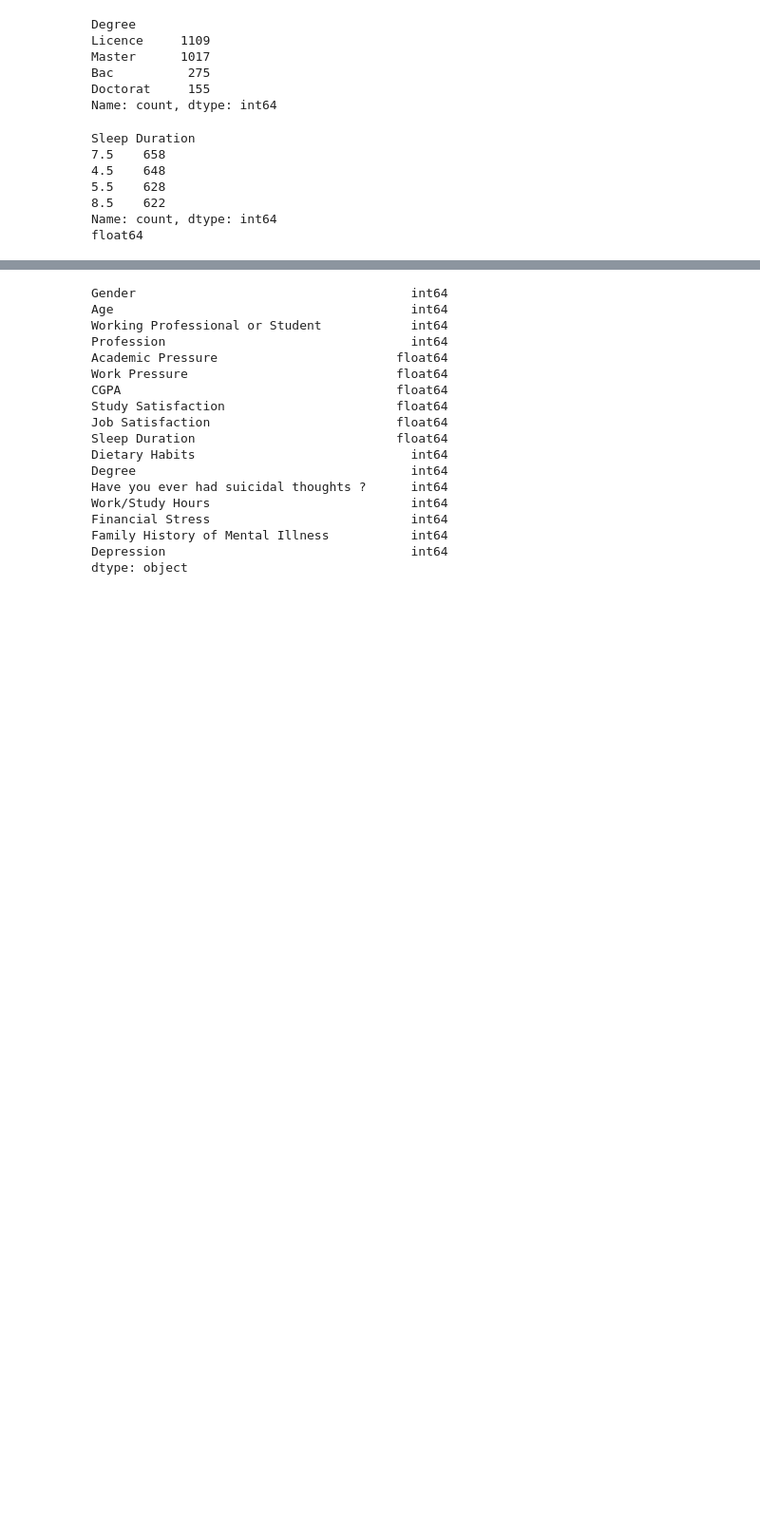
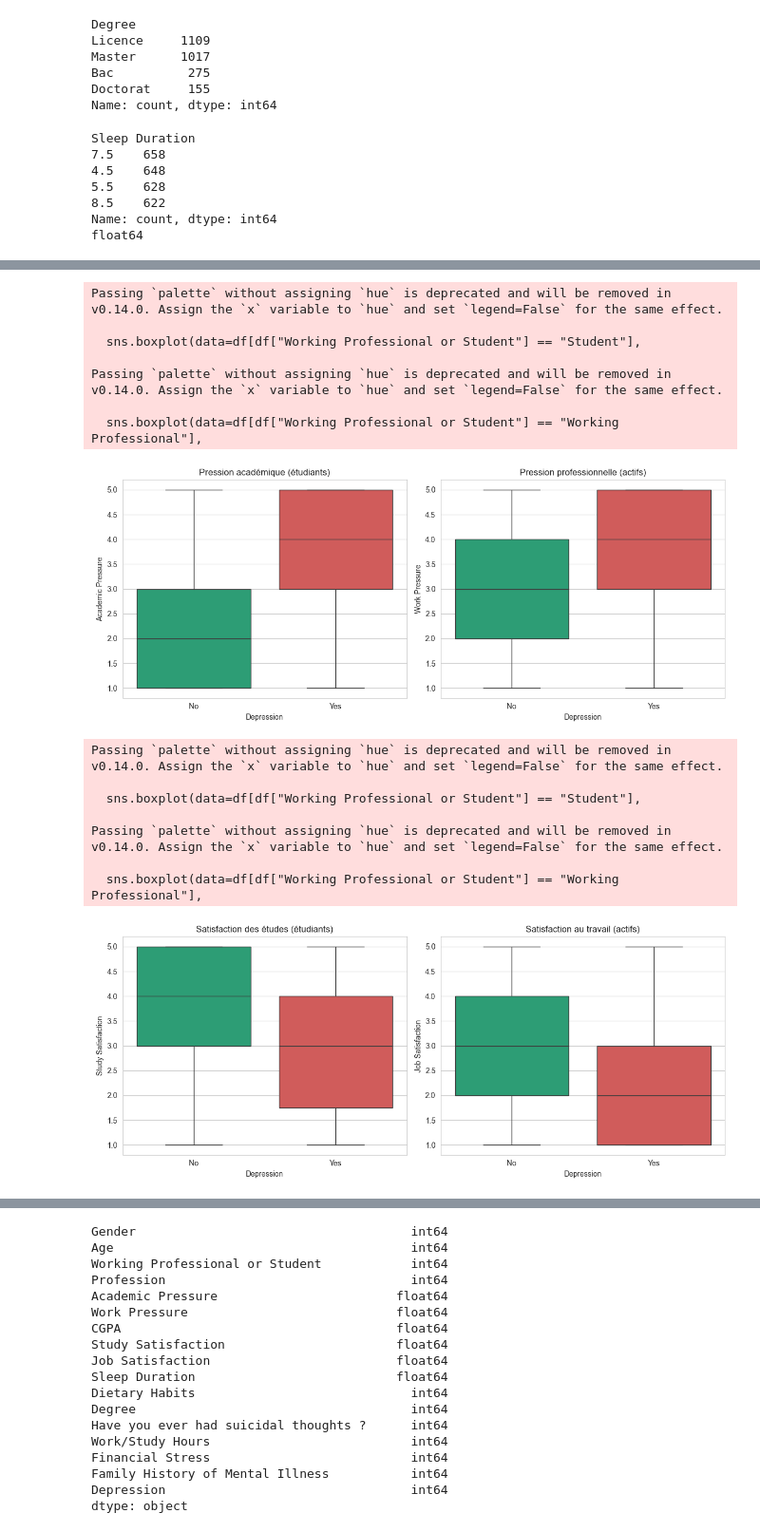
Before and after one commit to CapucineGG/Detection_precoce_depression, a Jupyter notebook: 01_exploration_nettoyage.ipynb, the cells around one changed output, grey strips where cells are left out. Shown at 95% size. Saved outputs shown, nothing was run; the diff lists cells and outputs as text; code cells hidden in the pictures; blank space fills up the shorter version.

```diff
--- a/01_exploration_nettoyage.ipynb
+++ b/01_exploration_nettoyage.ipynb
@@ -157,0 +213,43 @@ float64
+# %%
+fig, axes = plt.subplots(1, 2, figsize=(12, 5))
+
+sns.boxplot(data=df[df["Working Professional or Student"] == "Student"],
+            x="Depression", y="Academic Pressure", palette=COLOR_DEP, ax=axes[0])
+axes[0].set_title("Pression académique (étudiants)")
+
+sns.boxplot(data=df[df["Working Professional or Student"] == "Working Professional"],
+            x="Depression", y="Work Pressure", palette=COLOR_DEP, ax=axes[1])
+axes[1].set_title("Pression professionnelle (actifs)")
+
+plt.tight_layout()
+plt.show()
+
+fig, axes = plt.subplots(1, 2, figsize=(12, 5))
+
+sns.boxplot(data=df[df["Working Professional or Student"] == "Student"],
+            x="Depression", y="Study Satisfaction", palette=COLOR_DEP, ax=axes[0])
+axes[0].set_title("Satisfaction des études (étudiants)")
+
+sns.boxplot(data=df[df["Working Professional or Student"] == "Working Professional"],
+            x="Depression", y="Job Satisfaction", palette=COLOR_DEP, ax=axes[1])
+axes[1].set_title("Satisfaction au travail (actifs)")
+
+plt.tight_layout()
+plt.show()
+# %% [output]
+Passing `palette` without assigning `hue` is deprecated and will be removed in v0.14.0. Assign the `x` variable to `hue` and set `legend=False` for the same effect.
+
+  sns.boxplot(data=df[df["Working Professional or Student"] == "Student"],
+
+Passing `palette` without assigning `hue` is deprecated and will be removed in v0.14.0. Assign the `x` variable to `hue` and set `legend=False` for the same effect.
+
+  sns.boxplot(data=df[df["Working Professional or Student"] == "Working Professional"],
+[figure, added]
+Passing `palette` without assigning `hue` is deprecated and will be removed in v0.14.0. Assign the `x` variable to `hue` and set `legend=False` for the same effect.
+
+  sns.boxplot(data=df[df["Working Professional or Student"] == "Student"],
+
+Passing `palette` without assigning `hue` is deprecated and will be removed in v0.14.0. Assign the `x` variable to `hue` and set `legend=False` for the same effect.
+
+  sns.boxplot(data=df[df["Working Professional or Student"] == "Working Professional"],
+[figure, added]
```
Also changed, not shown: parts of 11 cells of this notebook, 6 other files.
